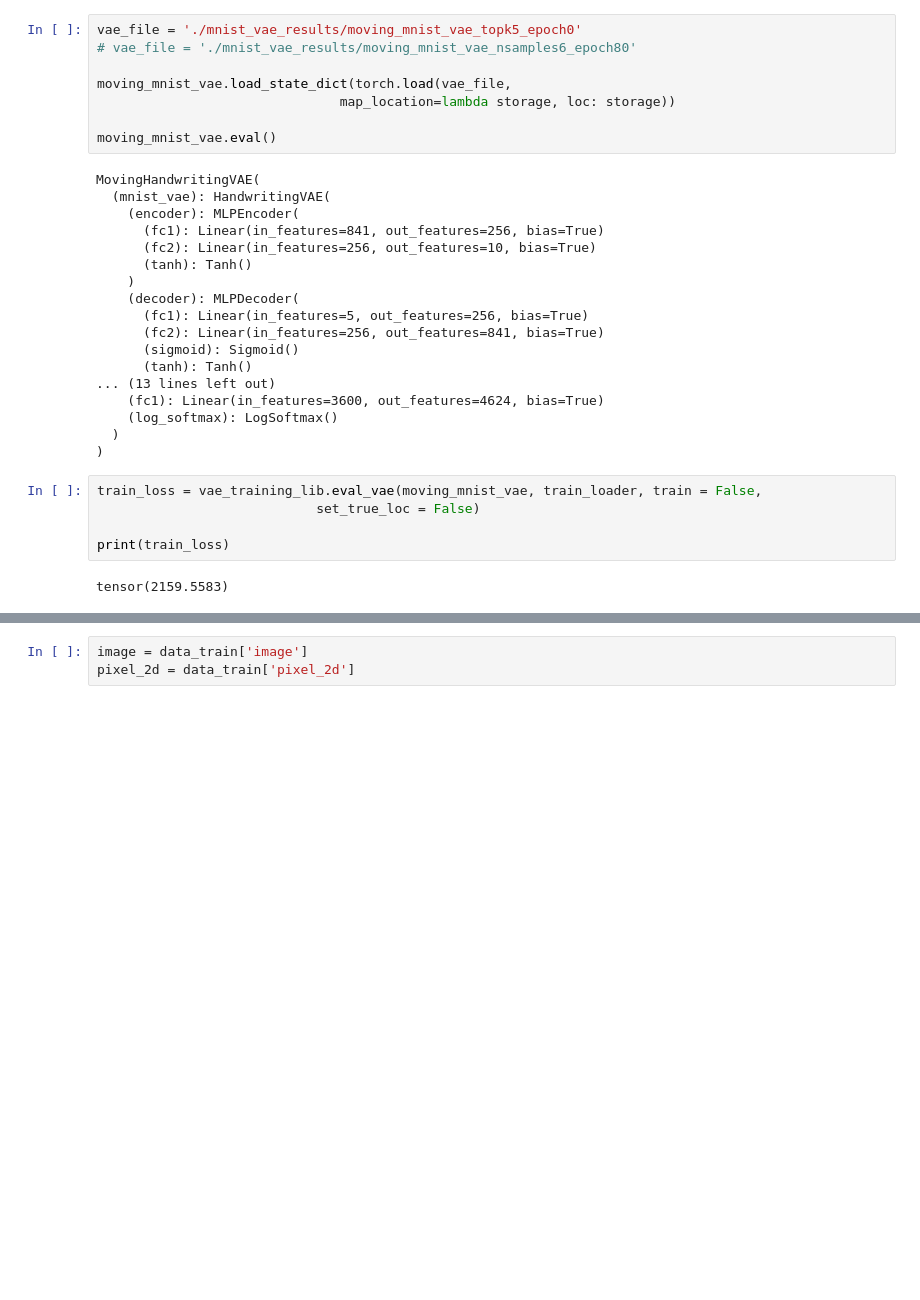
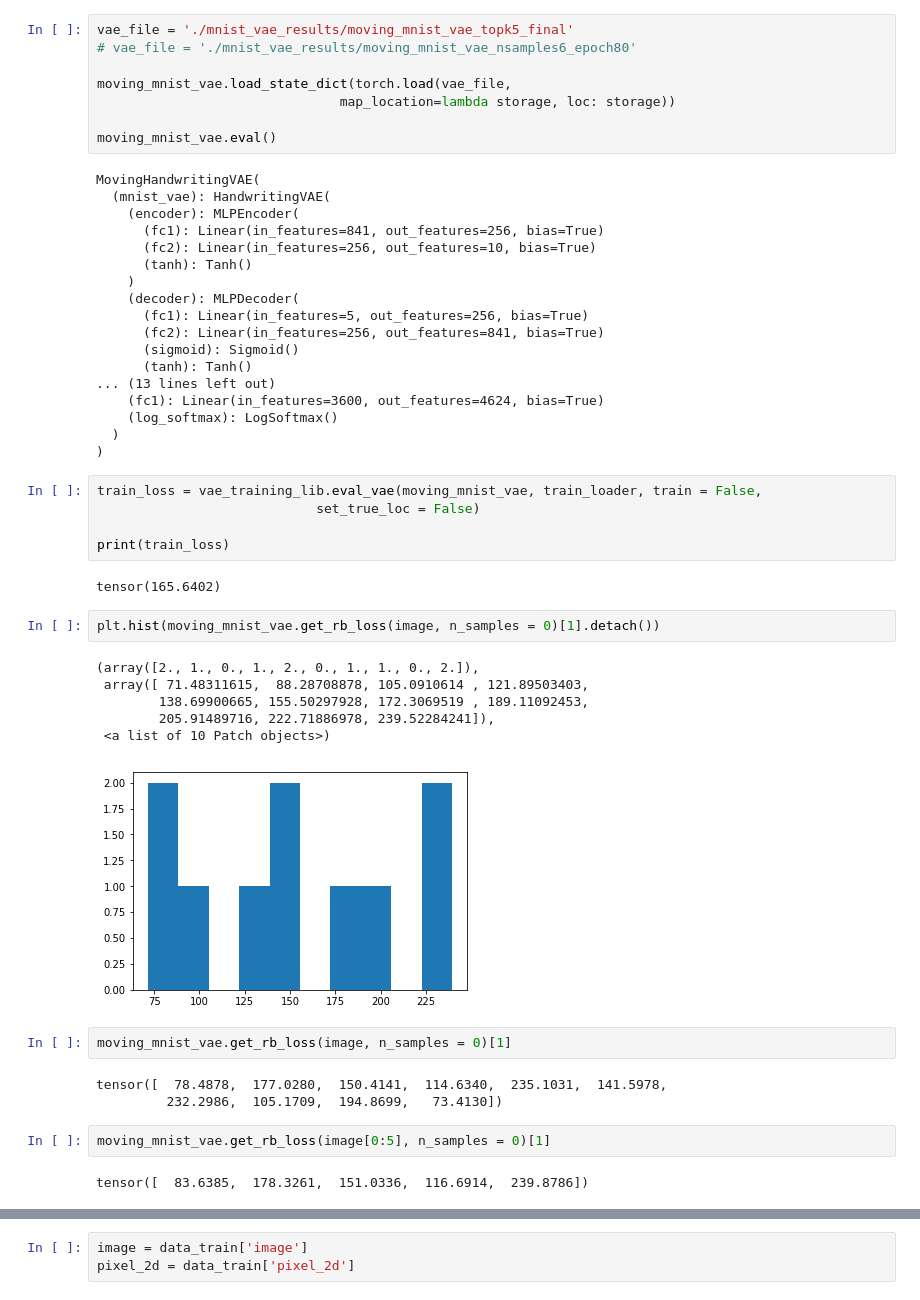
Before and after one commit to Runjing-Liu120/RaoBlackwellizedSGD, a Jupyter notebook: experiments/moving_mnist/MovingMnist_results.ipynb, the cells around one changed output, grey strips where cells are left out. Cells and saved outputs as stored; diff of their text form; blank space fills up the shorter version.

```diff
--- a/experiments/moving_mnist/MovingMnist_results.ipynb
+++ b/experiments/moving_mnist/MovingMnist_results.ipynb
@@ -72,7 +76,7 @@ pixel_2d = data_train['pixel_2d']
 # %%
 moving_mnist_vae = mnist_vae_lib.MovingHandwritingVAE()
 # %%
-vae_file = './mnist_vae_results/moving_mnist_vae_topk5_epoch0'
+vae_file = './mnist_vae_results/moving_mnist_vae_topk5_final'
 # vae_file = './mnist_vae_results/moving_mnist_vae_nsamples6_epoch80'
 
 moving_mnist_vae.load_state_dict(torch.load(vae_file,
@@ -103,4 +107,22 @@ train_loss = vae_training_lib.eval_vae(moving_mnist_vae, train_loader, train = F
 
 print(train_loss)
 # %% [output]
-tensor(2159.5583)
+tensor(165.6402)
+# %%
+plt.hist(moving_mnist_vae.get_rb_loss(image, n_samples = 0)[1].detach())
+# %% [output]
+(array([2., 1., 0., 1., 2., 0., 1., 1., 0., 2.]),
+ array([ 71.48311615,  88.28708878, 105.0910614 , 121.89503403,
+        138.69900665, 155.50297928, 172.3069519 , 189.11092453,
+        205.91489716, 222.71886978, 239.52284241]),
+ <a list of 10 Patch objects>)
+[figure, added]
+# %%
+moving_mnist_vae.get_rb_loss(image, n_samples = 0)[1]
+# %% [output]
+tensor([  78.4878,  177.0280,  150.4141,  114.6340,  235.1031,  141.5978,
+         232.2986,  105.1709,  194.8699,   73.4130])
+# %%
+moving_mnist_vae.get_rb_loss(image[0:5], n_samples = 0)[1]
+# %% [output]
+tensor([  83.6385,  178.3261,  151.0336,  116.6914,  239.8786])
```
Also changed, not shown: parts of 12 cells of this notebook, 2 other files.
